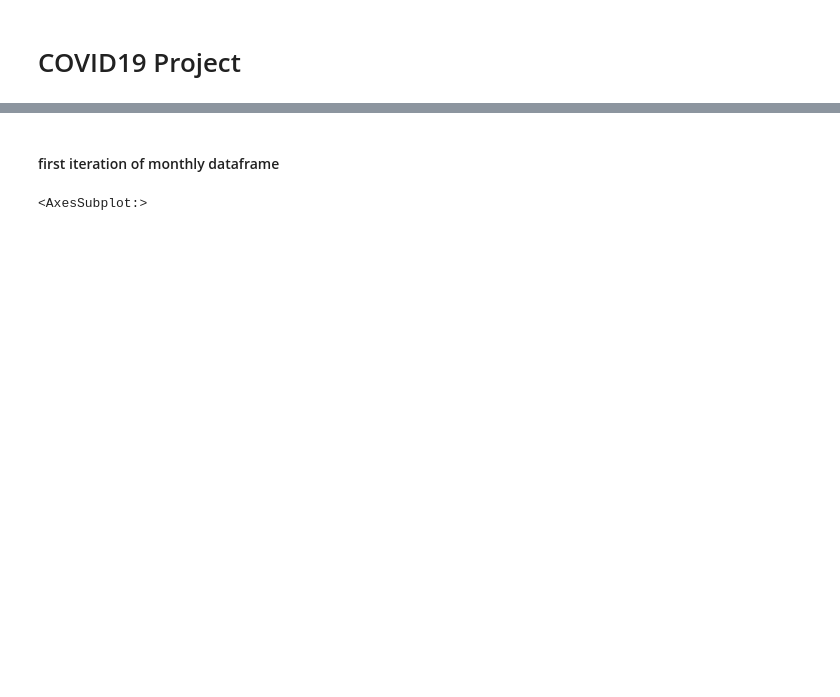
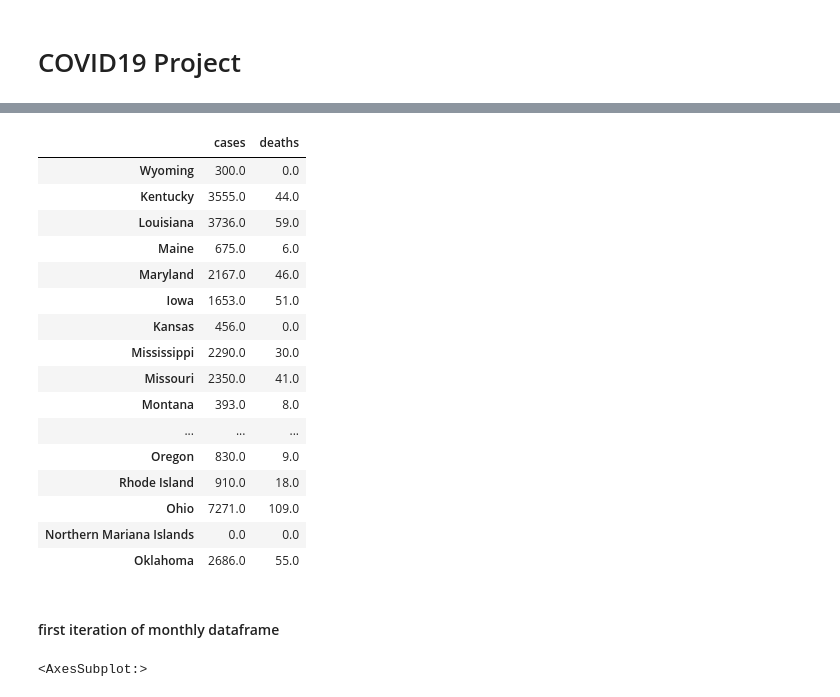
Before and after one commit to kylemichaelreaves/covid19, a Jupyter notebook: covid19_us.ipynb, the cells around one changed output, grey strips where cells are left out. Saved outputs shown, nothing was run; the diff lists cells and outputs as text; code cells hidden in the pictures; blank space fills up the shorter version.

```diff
--- a/covid19_us.ipynb
+++ b/covid19_us.ipynb
@@ -257,6 +234,26 @@ index = states
 data = {'cases': [state_df(state).xs(df.index[0])['cases_diff'].sum() for state in states],
         'deaths': [state_df(state).xs(df.index[0])['deaths_diff'].sum() for state in states]}
 df3 = pd.DataFrame(data, index)
+# %%
+df3
+# %% [output]
+|  | cases | deaths |
+| Wyoming | 300.0 | 0.0 |
+| Kentucky | 3555.0 | 44.0 |
+| Louisiana | 3736.0 | 59.0 |
+| Maine | 675.0 | 6.0 |
+| Maryland | 2167.0 | 46.0 |
+| Iowa | 1653.0 | 51.0 |
+| Kansas | 456.0 | 0.0 |
+| Mississippi | 2290.0 | 30.0 |
+| Missouri | 2350.0 | 41.0 |
+| Montana | 393.0 | 8.0 |
+| ... | ... | ... |
+| Oregon | 830.0 | 9.0 |
+| Rhode Island | 910.0 | 18.0 |
+| Ohio | 7271.0 | 109.0 |
+| Northern Mariana Islands | 0.0 | 0.0 |
+| Oklahoma | 2686.0 | 55.0 |
 # %% [markdown]
 #### first iteration of monthly dataframe
 # %%
```
Also changed, not shown: parts of 19 cells of this notebook.
